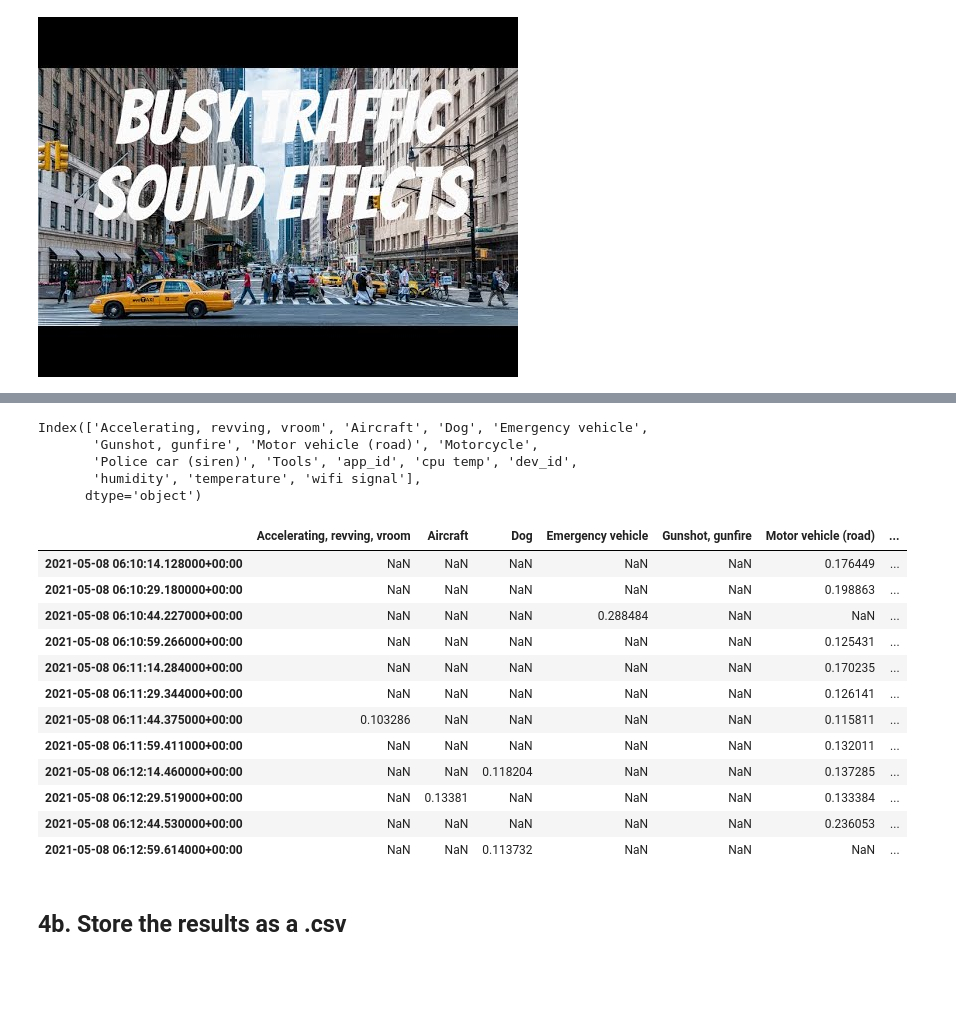
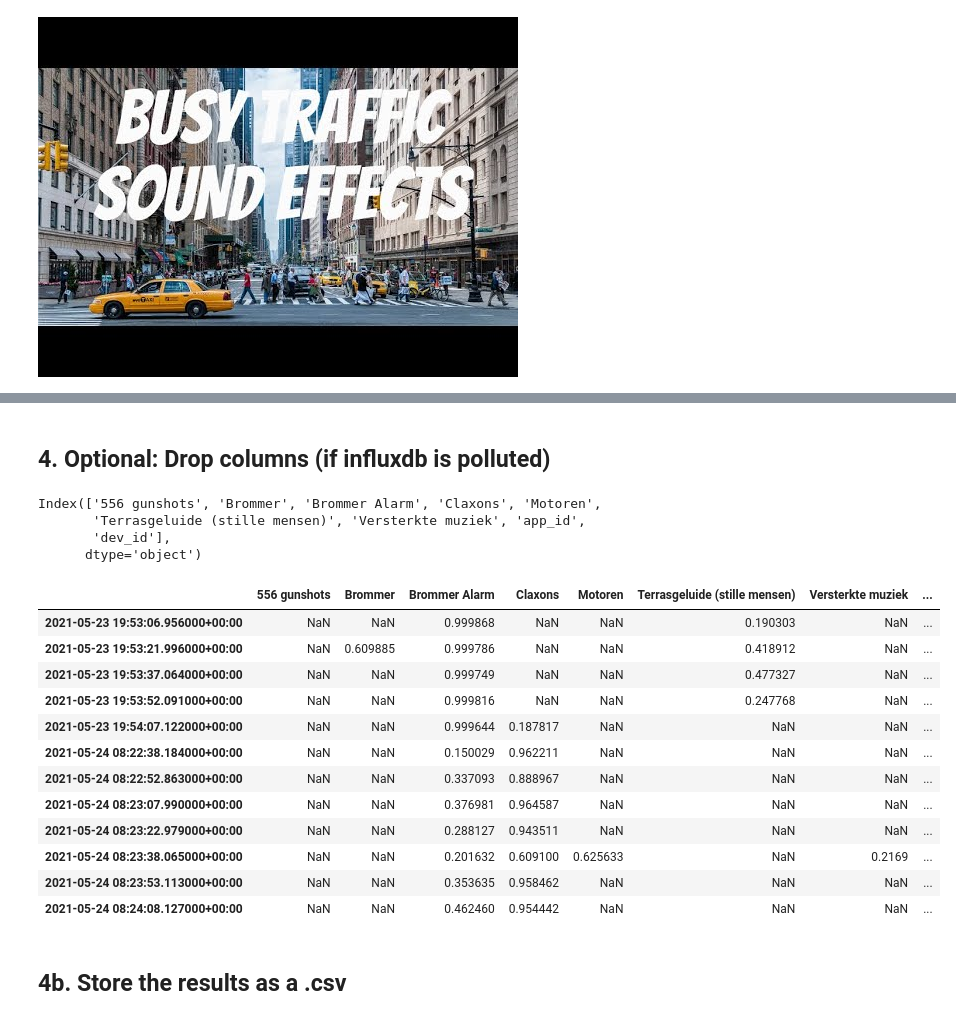
Before and after one commit to MichielBbal/OpenEars, a Jupyter notebook: OpenEars - getting testdata from Sensemakers IoT Platform v1.ipynb, the cells around one changed output, grey strips where cells are left out. Saved outputs shown, nothing was run; the diff lists cells and outputs as text; code cells hidden in the pictures; blank space fills up the shorter version.

```diff
--- a/OpenEars - getting testdata from Sensemakers IoT Platform v1.ipynb
+++ b/OpenEars - getting testdata from Sensemakers IoT Platform v1.ipynb
@@ -57,7 +56,7 @@ import os
 influxdb_host = "influxdb.sensemakersams.org"
 influxdb_port = 443
 influxdb_user = "openears"
-influxdb_password = os.environ.get('open_ears_pw')
+influxdb_password = os.environ.get('open_ears_pw') # replace if you've not stored the password in the environment. For more info: https://dev.to/biplov/handling-passwords-and-secret-keys-using-environment-variables-2ei0
 influxdb_dbname = "iot"
 
 client = DataFrameClient(
@@ -72,11 +71,11 @@ client = DataFrameClient(
 
 # Query returns a dictionary of dataframes.
 rs = client.query(
-    "SELECT * FROM /.*/ WHERE app_id='openears' AND dev_id='OE001' ", chunked=True, chunk_size=100 #00
+    "SELECT * FROM /.*/ WHERE app_id='openears' AND dev_id='TEST001' ", chunked=True, chunk_size=100 #00 #change the dev_id for your own device
 )
 print(rs.keys())
 
 # Specify the data you want to retrieve.
-df = rs["openears/OE001"] # syntax: app_id/dev_id.
+df = rs["openears/TEST001"] # syntax: app_id/dev_id.
 print(df.tail(12)) #change this parameter to select the last number of records
 # %% [output]
@@ -119,10 +120,11 @@ df
+# %% [markdown]
+## 4. Optional: Drop columns (if influxdb is polluted)
 # %%
 df.columns # show all columns
 # %% [output]
-Index(['Accelerating, revving, vroom', 'Aircraft', 'Dog', 'Emergency vehicle',
-       'Gunshot, gunfire', 'Motor vehicle (road)', 'Motorcycle',
-       'Police car (siren)', 'Tools', 'app_id', 'cpu temp', 'dev_id',
-       'humidity', 'temperature', 'wifi signal'],
+Index(['556 gunshots', 'Brommer', 'Brommer Alarm', 'Claxons', 'Motoren',
+       'Terrasgeluide (stille mensen)', 'Versterkte muziek', 'app_id',
+       'dev_id'],
       dtype='object')
 # %%
 #drop non-relevant columns
@@ -130,21 +132,20 @@ df_testdata = df.drop(['app_id', 'cpu temp', 'dev_id','humidity', 'temperature',
 # %%
-df_testdata =df_testdata.tail(12) #use only the relevant rows
+df_testdata =df.tail(12) #use only the relevant rows
+df_testdata
+# %% [output]
+|  | 556 gunshots | Brommer | Brommer Alarm | Claxons | Motoren | Terrasgeluide (stille mensen) | Versterkte muziek | ... |
+| 2021-05-23 19:53:06.956000+00:00 | NaN | NaN | 0.999868 | NaN | NaN | 0.190303 | NaN | ... |
+| 2021-05-23 19:53:21.996000+00:00 | NaN | 0.609885 | 0.999786 | NaN | NaN | 0.418912 | NaN | ... |
+| 2021-05-23 19:53:37.064000+00:00 | NaN | NaN | 0.999749 | NaN | NaN | 0.477327 | NaN | ... |
+| 2021-05-23 19:53:52.091000+00:00 | NaN | NaN | 0.999816 | NaN | NaN | 0.247768 | NaN | ... |
+| 2021-05-23 19:54:07.122000+00:00 | NaN | NaN | 0.999644 | 0.187817 | NaN | NaN | NaN | ... |
+| 2021-05-24 08:22:38.184000+00:00 | NaN | NaN | 0.150029 | 0.962211 | NaN | NaN | NaN | ... |
+| 2021-05-24 08:22:52.863000+00:00 | NaN | NaN | 0.337093 | 0.888967 | NaN | NaN | NaN | ... |
+| 2021-05-24 08:23:07.990000+00:00 | NaN | NaN | 0.376981 | 0.964587 | NaN | NaN | NaN | ... |
+| 2021-05-24 08:23:22.979000+00:00 | NaN | NaN | 0.288127 | 0.943511 | NaN | NaN | NaN | ... |
+| 2021-05-24 08:23:38.065000+00:00 | NaN | NaN | 0.201632 | 0.609100 | 0.625633 | NaN | 0.2169 | ... |
+| 2021-05-24 08:23:53.113000+00:00 | NaN | NaN | 0.353635 | 0.958462 | NaN | NaN | NaN | ... |
+| 2021-05-24 08:24:08.127000+00:00 | NaN | NaN | 0.462460 | 0.954442 | NaN | NaN | NaN | ... |
-# %%
-df_testdata
-# %% [output]
-|  | Accelerating, revving, vroom | Aircraft | Dog | Emergency vehicle | Gunshot, gunfire | Motor vehicle (road) | ... |
-| 2021-05-08 06:10:14.128000+00:00 | NaN | NaN | NaN | NaN | NaN | 0.176449 | ... |
-| 2021-05-08 06:10:29.180000+00:00 | NaN | NaN | NaN | NaN | NaN | 0.198863 | ... |
-| 2021-05-08 06:10:44.227000+00:00 | NaN | NaN | NaN | 0.288484 | NaN | NaN | ... |
-| 2021-05-08 06:10:59.266000+00:00 | NaN | NaN | NaN | NaN | NaN | 0.125431 | ... |
-| 2021-05-08 06:11:14.284000+00:00 | NaN | NaN | NaN | NaN | NaN | 0.170235 | ... |
-| 2021-05-08 06:11:29.344000+00:00 | NaN | NaN | NaN | NaN | NaN | 0.126141 | ... |
-| 2021-05-08 06:11:44.375000+00:00 | 0.103286 | NaN | NaN | NaN | NaN | 0.115811 | ... |
-| 2021-05-08 06:11:59.411000+00:00 | NaN | NaN | NaN | NaN | NaN | 0.132011 | ... |
-| 2021-05-08 06:12:14.460000+00:00 | NaN | NaN | 0.118204 | NaN | NaN | 0.137285 | ... |
-| 2021-05-08 06:12:29.519000+00:00 | NaN | 0.13381 | NaN | NaN | NaN | 0.133384 | ... |
-| 2021-05-08 06:12:44.530000+00:00 | NaN | NaN | NaN | NaN | NaN | 0.236053 | ... |
-| 2021-05-08 06:12:59.614000+00:00 | NaN | NaN | 0.113732 | NaN | NaN | NaN | ... |
 # %% [markdown]
 ## 4b. Store the results as a .csv
 # %%
```
Also changed, not shown: parts of 12 cells of this notebook, 2 other files.
